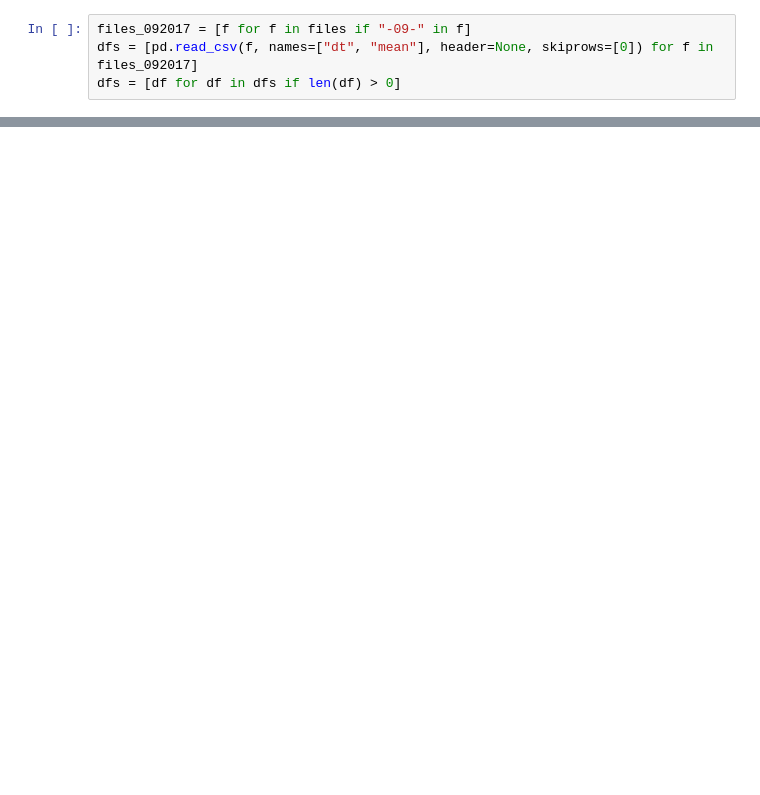
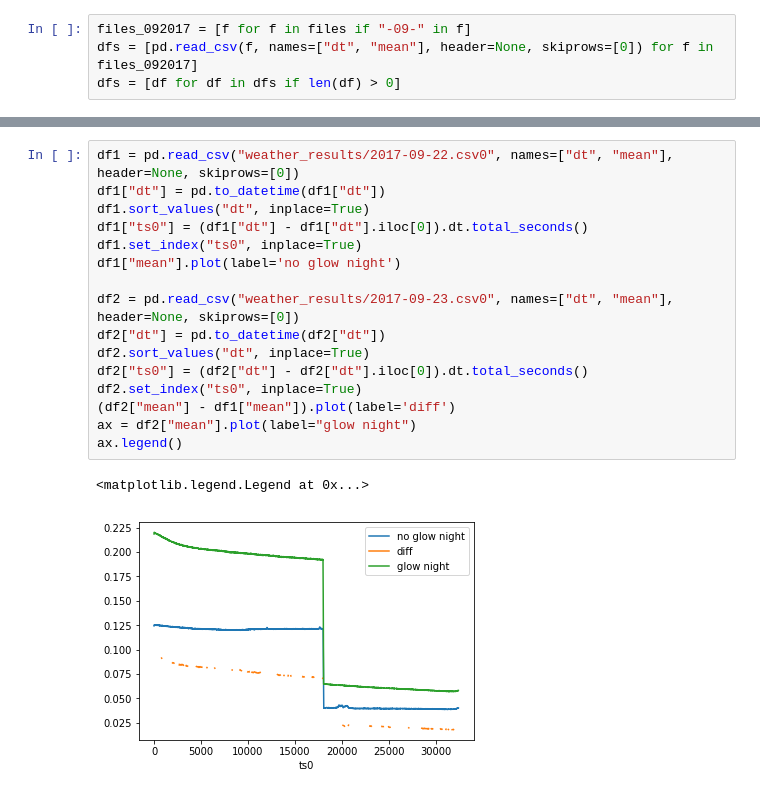
Before and after one commit to cmoscardi/independent_2018, a Jupyter notebook: image/weather_results.ipynb, the cells around one changed output, grey strips where cells are left out. Saved outputs shown, nothing was run; the diff lists cells and outputs as text; blank space fills up the shorter version.

```diff
--- a/image/weather_results.ipynb
+++ b/image/weather_results.ipynb
@@ -29,0 +58,19 @@ for df in dfs:
+# %%
+df1 = pd.read_csv("weather_results/2017-09-22.csv0", names=["dt", "mean"], header=None, skiprows=[0])
+df1["dt"] = pd.to_datetime(df1["dt"])
+df1.sort_values("dt", inplace=True)
+df1["ts0"] = (df1["dt"] - df1["dt"].iloc[0]).dt.total_seconds()
+df1.set_index("ts0", inplace=True)
+df1["mean"].plot(label='no glow night')
+
+df2 = pd.read_csv("weather_results/2017-09-23.csv0", names=["dt", "mean"], header=None, skiprows=[0])
+df2["dt"] = pd.to_datetime(df2["dt"])
+df2.sort_values("dt", inplace=True)
+df2["ts0"] = (df2["dt"] - df2["dt"].iloc[0]).dt.total_seconds()
+df2.set_index("ts0", inplace=True)
+(df2["mean"] - df1["mean"]).plot(label='diff')
+ax = df2["mean"].plot(label="glow night")
+ax.legend()
+# %% [output]
+<matplotlib.legend.Legend at 0x...>
+[figure, added]
```
Also changed, not shown: parts of 5 cells of this notebook, 3 other files.
